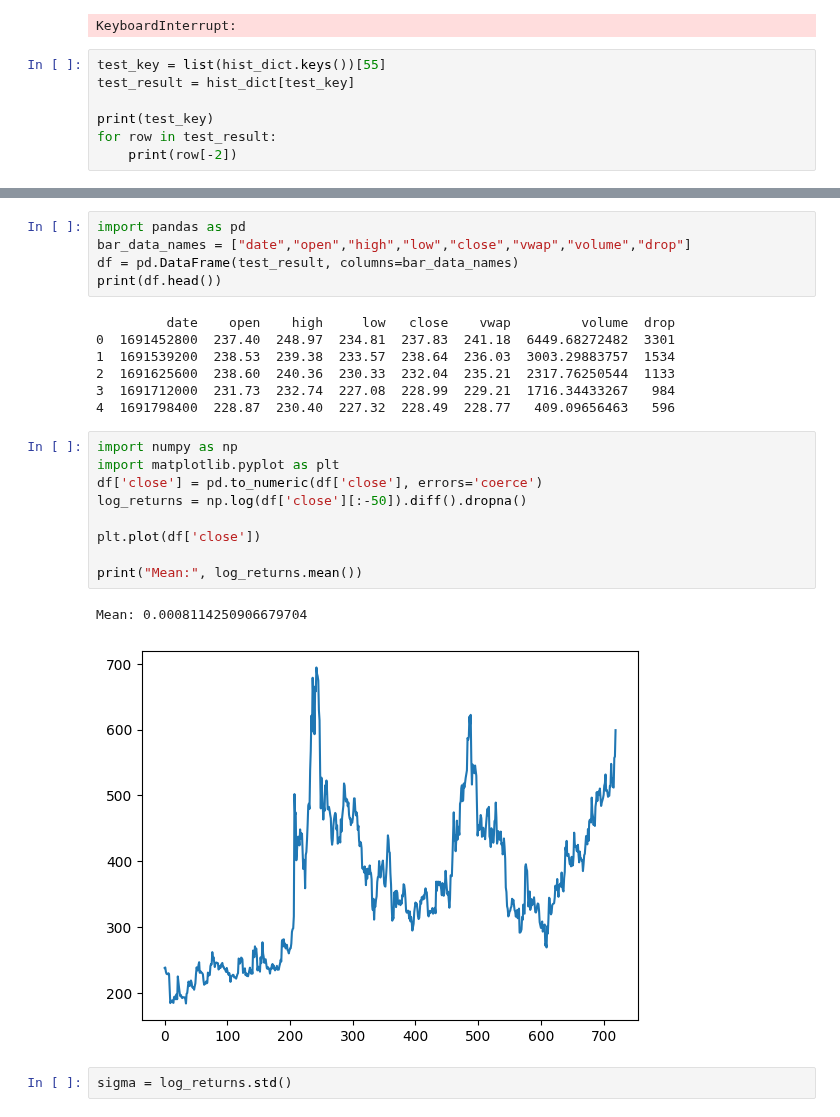
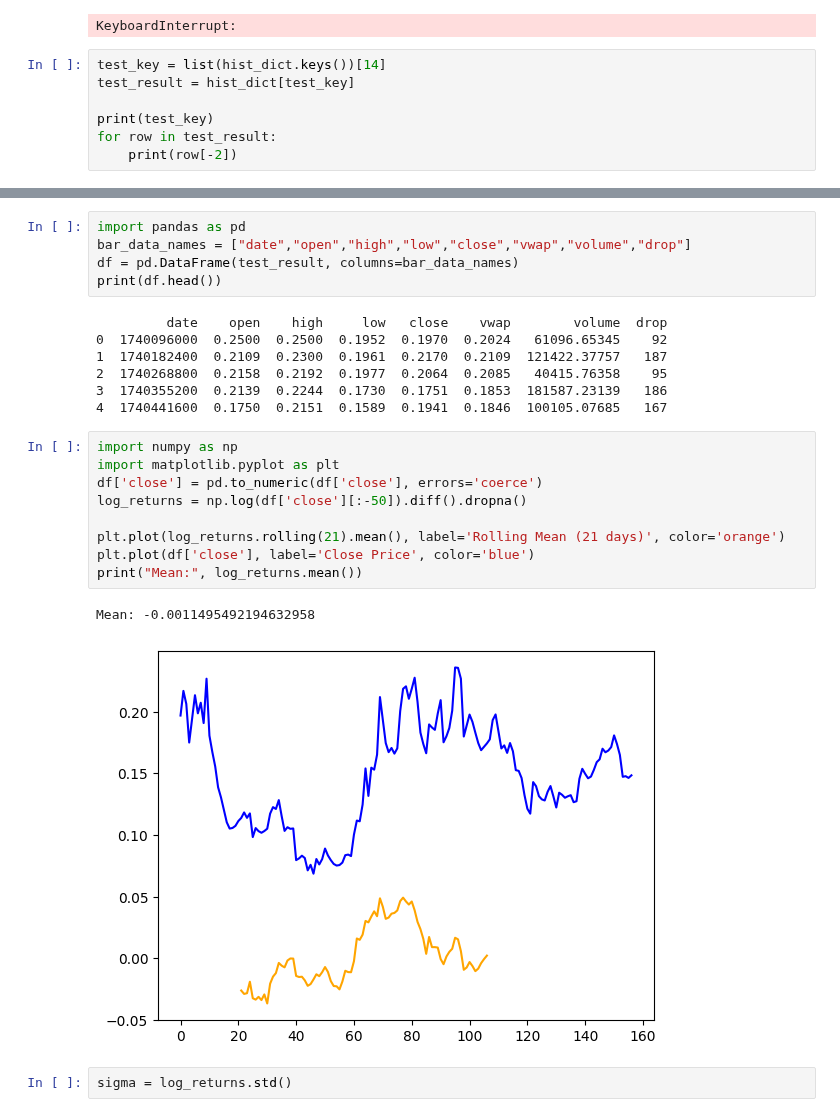
Before and after one commit to nickwilliamsdev/treetrader, a Jupyter notebook: kraken_playground.ipynb, the cells around one changed output, grey strips where cells are left out. Cells and saved outputs as stored; diff of their text form.

Commit message:
visualizing stuff

```diff
--- a/kraken_playground.ipynb
+++ b/kraken_playground.ipynb
@@ -30,7 +30,7 @@ hist_dict = wrapper.pull_kraken_hist_usd_simple()
 # %% [output]
 KeyboardInterrupt:
 # %%
-test_key = list(hist_dict.keys())[55]
+test_key = list(hist_dict.keys())[14]
 test_result = hist_dict[test_key]
 
 print(test_key)
@@ -60,24 +60,24 @@ bar_data_names = ["date","open","high","low","close","vwap","volume","drop"]
 df = pd.DataFrame(test_result, columns=bar_data_names)
 print(df.head())
 # %% [output]
-         date    open    high     low   close    vwap         volume  drop
-0  1691452800  237.40  248.97  234.81  237.83  241.18  6449.68272482  3301
-1  1691539200  238.53  239.38  233.57  238.64  236.03  3003.29883757  1534
-2  1691625600  238.60  240.36  230.33  232.04  235.21  2317.76250544  1133
-3  1691712000  231.73  232.74  227.08  228.99  229.21  1716.34433267   984
-4  1691798400  228.87  230.40  227.32  228.49  228.77   409.09656463   596
+         date    open    high     low   close    vwap        volume  drop
+0  1740096000  0.2500  0.2500  0.1952  0.1970  0.2024   61096.65345    92
+1  1740182400  0.2109  0.2300  0.1961  0.2170  0.2109  121422.37757   187
+2  1740268800  0.2158  0.2192  0.1977  0.2064  0.2085   40415.76358    95
+3  1740355200  0.2139  0.2244  0.1730  0.1751  0.1853  181587.23139   186
+4  1740441600  0.1750  0.2151  0.1589  0.1941  0.1846  100105.07685   167
 # %%
 import numpy as np
 import matplotlib.pyplot as plt
 df['close'] = pd.to_numeric(df['close'], errors='coerce')
 log_returns = np.log(df['close'][:-50]).diff().dropna()
 
-plt.plot(df['close'])
-
+plt.plot(log_returns.rolling(21).mean(), label='Rolling Mean (21 days)', color='orange')
+plt.plot(df['close'], label='Close Price', color='blue')
 print("Mean:", log_returns.mean())
 # %% [output]
-Mean: 0.0008114250906679704
+Mean: -0.0011495492194632958
-[figure, old version]
+[figure, new version]
 # %%
 sigma = log_returns.std()
 # %%
```
Also changed, not shown: parts of 4 cells of this notebook.
